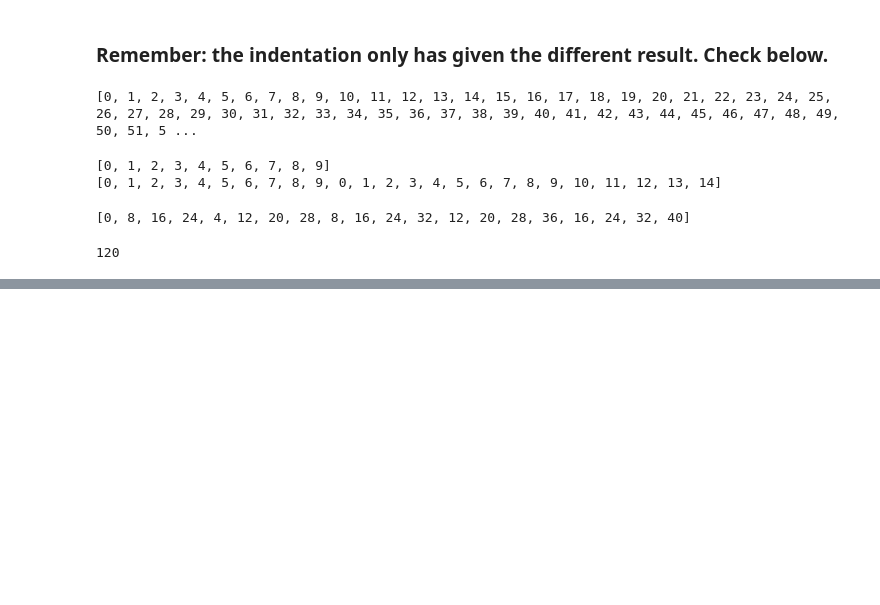
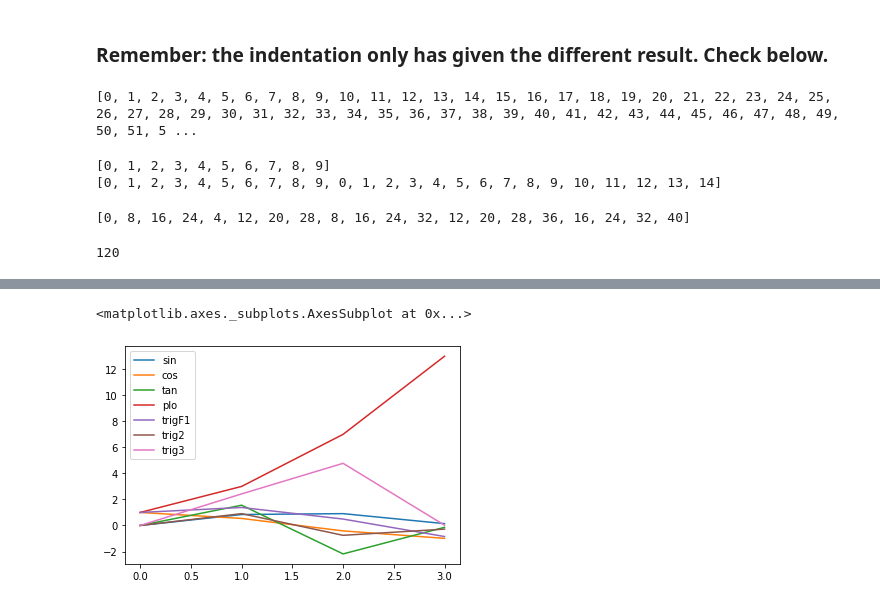
Before and after one commit to Daya-Ram/Basic-Data.Structure, a Jupyter notebook: Basic data structure!.ipynb, the cells around one changed output, grey strips where cells are left out. Saved outputs shown, nothing was run; the diff lists cells and outputs as text; code cells hidden in the pictures; blank space fills up the shorter version.

Commit message:
Basic fantastic data
revised

```diff
--- a/Basic data structure!.ipynb
+++ b/Basic data structure!.ipynb
@@ -1321,0 +1643,11 @@ sum(S)
+# %%
+import numpy as np
+x=np.arange(0,np.pi,1.0)
+F={"sin":[np.sin(x) for x in x],\
+   "cos":[np.cos(x) for x in x],\
+   "tan":[np.tan(x) for x in x],\
+   "plo":[(x*x+x+1) for x in x],\
+   "trigF1":[np.sin(x)+np.cos(x)for x in x],\
+   "trig2":[2*np.sin(x)*np.cos(x)for x in x],\
+   "trig3":[np.sin(x)*np.tan(x)/np.cos(x) for x in x]}
+F
@@ -1321,0 +1662,4 @@ sum(S)
+# %%
+import pandas as pd
+DF=pd.DataFrame(F)
+DF.head()  #this "head" gives first five values only
@@ -1321,0 +1680,7 @@ sum(S)
+# %%
+import matplotlib.pyplot
+%matplotlib inline
+DF.plot()
+# %% [output]
+<matplotlib.axes._subplots.AxesSubplot at 0x...>
+[figure, added]
```
Also changed, not shown: parts of 38 cells of this notebook.
